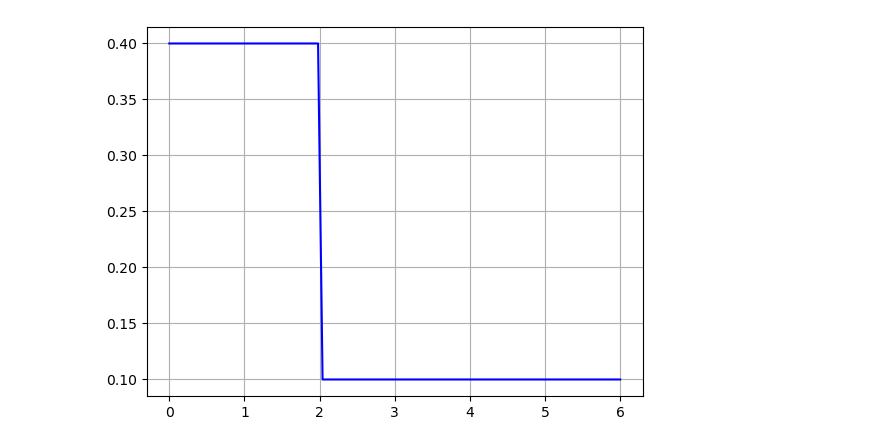
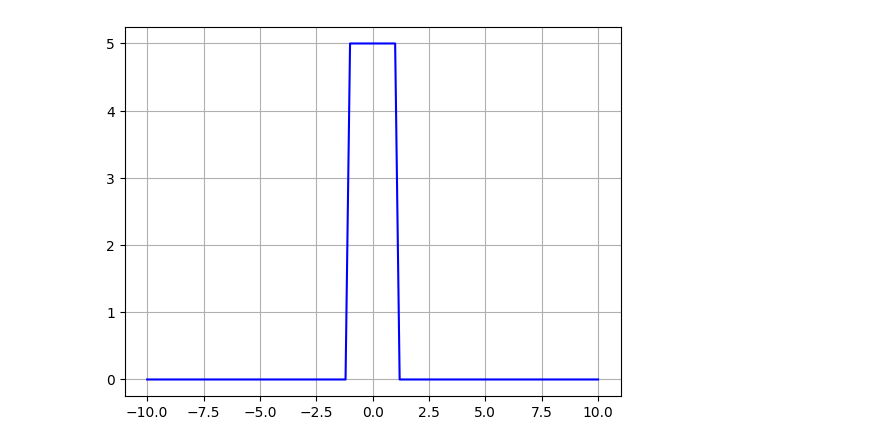
Before and after one commit to Laghrissi0/Projet-S2, a Jupyter notebook: Comparaison des 4 schémas equation de burger.ipynb, the cells around one changed output. Cells and saved outputs as stored; diff of their text form; code cells hidden in the pictures.

```diff
--- a/Comparaison des 4 schémas equation de burger.ipynb
+++ b/Comparaison des 4 schémas equation de burger.ipynb
@@ -8,6 +11,6 @@ from numpy import sqrt
 # %%
 def u_0(x):
-    if x < 2 :
-        return 0.4
+    if x <= 1 and x >=-1:
+        return 5
     else :
-        return 0.1
+        return 0
@@ -30,35 +30,35 @@ def superBee(r):
 def minmod2(a):
     return max(0,min(1,a))
 # %%
-a = 0
-b = 6
+a = -10
+b = 10
 c = 2
 N = 101
 dx = (b-a)/(N-1)
 x = np.linspace(a,b,N)
 
 Un = np.zeros(N)
 for i in range(N):
     Un[i] = u_0(x[i])
 
 UnM = np.zeros(N)
 for i in range(N):
     UnM[i] = u_0(x[i])
 
 
 
 UnS = np.zeros(N)
 for i in range(N):
     UnS[i] = u_0(x[i])
 
 
 UnV = np.zeros(N)
 for i in range(N):
     UnV[i] = u_0(x[i])
 
 
 plt.plot(x,UnV,'-b')
 plt.grid()
 # %% [output]
-[figure, old version]
+[figure, new version]
 # %%
```
Also changed, not shown: parts of 4 cells of this notebook.
